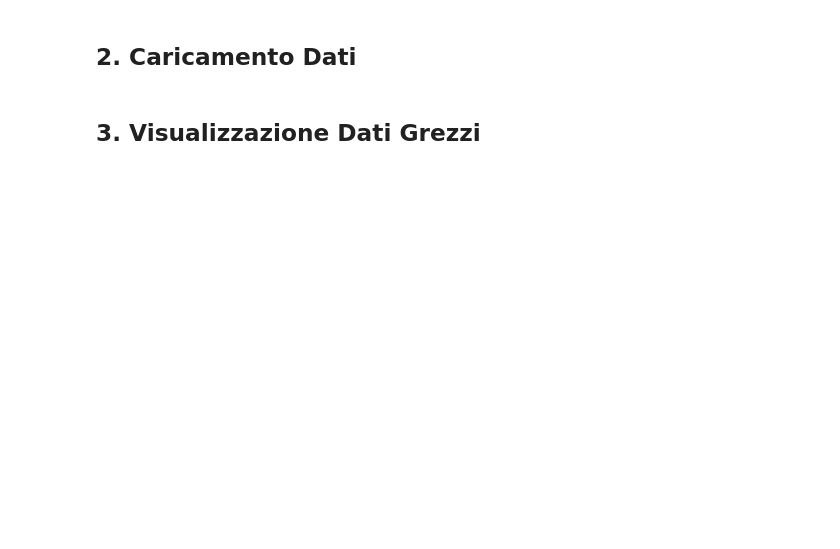
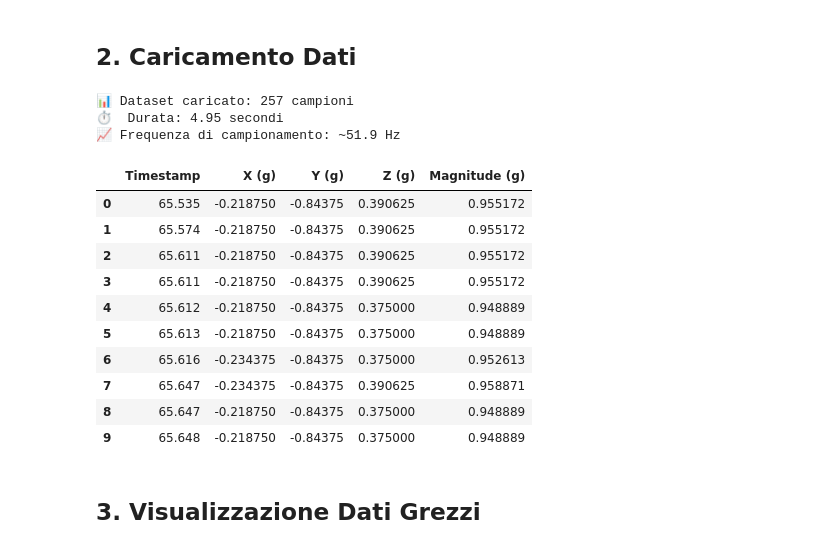
Before and after one commit to paoloartasensi/python_bt, a Jupyter notebook: squat_analysis.ipynb, the cells around one changed output. Saved outputs shown, nothing was run; the diff lists cells and outputs as text; code cells hidden in the pictures; blank space fills up the shorter version.

```diff
--- a/squat_analysis.ipynb
+++ b/squat_analysis.ipynb
@@ -37,15 +27,31 @@ Note: you may need to restart the kernel to use updated packages.
 ## 2. Caricamento Dati
 # %%
 # Carica il file CSV
-filename = 'accel_data_20251118_074755.csv'
+filename = 'accel_data_20251118_234801.csv'
+
 df = pd.read_csv(filename)
 
 # Mostra le prime righe
 print(f"📊 Dataset caricato: {len(df)} campioni")
 print(f"⏱️  Durata: {df['Timestamp'].max() - df['Timestamp'].min():.2f} secondi")
 print(f"📈 Frequenza di campionamento: ~{len(df)/(df['Timestamp'].max() - df['Timestamp'].min()):.1f} Hz\n")
 
 df.head(10)
+# %% [output]
+📊 Dataset caricato: 257 campioni
+⏱️  Durata: 4.95 secondi
+📈 Frequenza di campionamento: ~51.9 Hz
+|  | Timestamp | X (g) | Y (g) | Z (g) | Magnitude (g) |
+| 0 | 65.535 | -0.218750 | -0.84375 | 0.390625 | 0.955172 |
+| 1 | 65.574 | -0.218750 | -0.84375 | 0.390625 | 0.955172 |
+| 2 | 65.611 | -0.218750 | -0.84375 | 0.390625 | 0.955172 |
+| 3 | 65.611 | -0.218750 | -0.84375 | 0.390625 | 0.955172 |
+| 4 | 65.612 | -0.218750 | -0.84375 | 0.375000 | 0.948889 |
+| 5 | 65.613 | -0.218750 | -0.84375 | 0.375000 | 0.948889 |
+| 6 | 65.616 | -0.234375 | -0.84375 | 0.375000 | 0.952613 |
+| 7 | 65.647 | -0.234375 | -0.84375 | 0.390625 | 0.958871 |
+| 8 | 65.647 | -0.218750 | -0.84375 | 0.375000 | 0.948889 |
+| 9 | 65.648 | -0.218750 | -0.84375 | 0.375000 | 0.948889 |
 # %% [markdown]
 ## 3. Visualizzazione Dati Grezzi
 # %%
```
Also changed, not shown: parts of 18 cells of this notebook, 7 other files.
